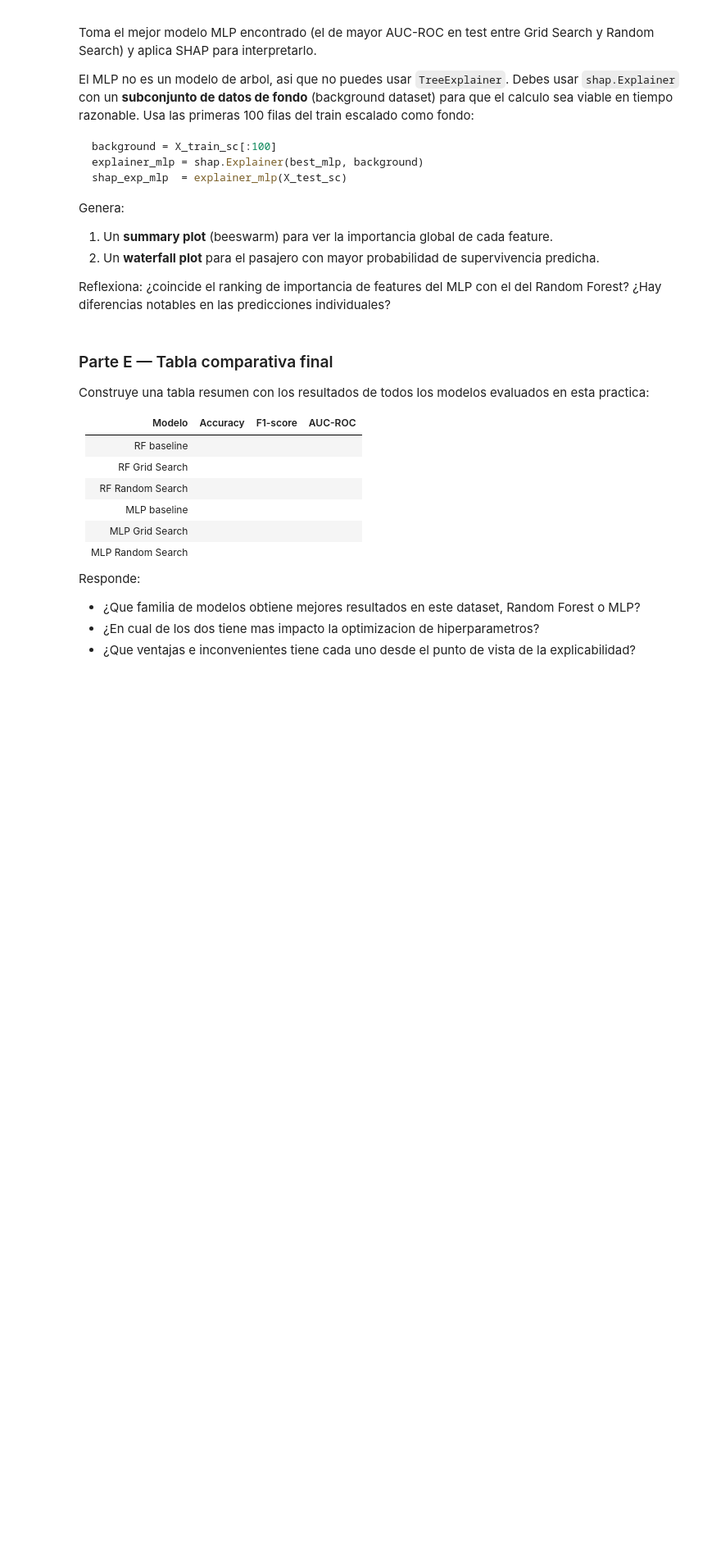
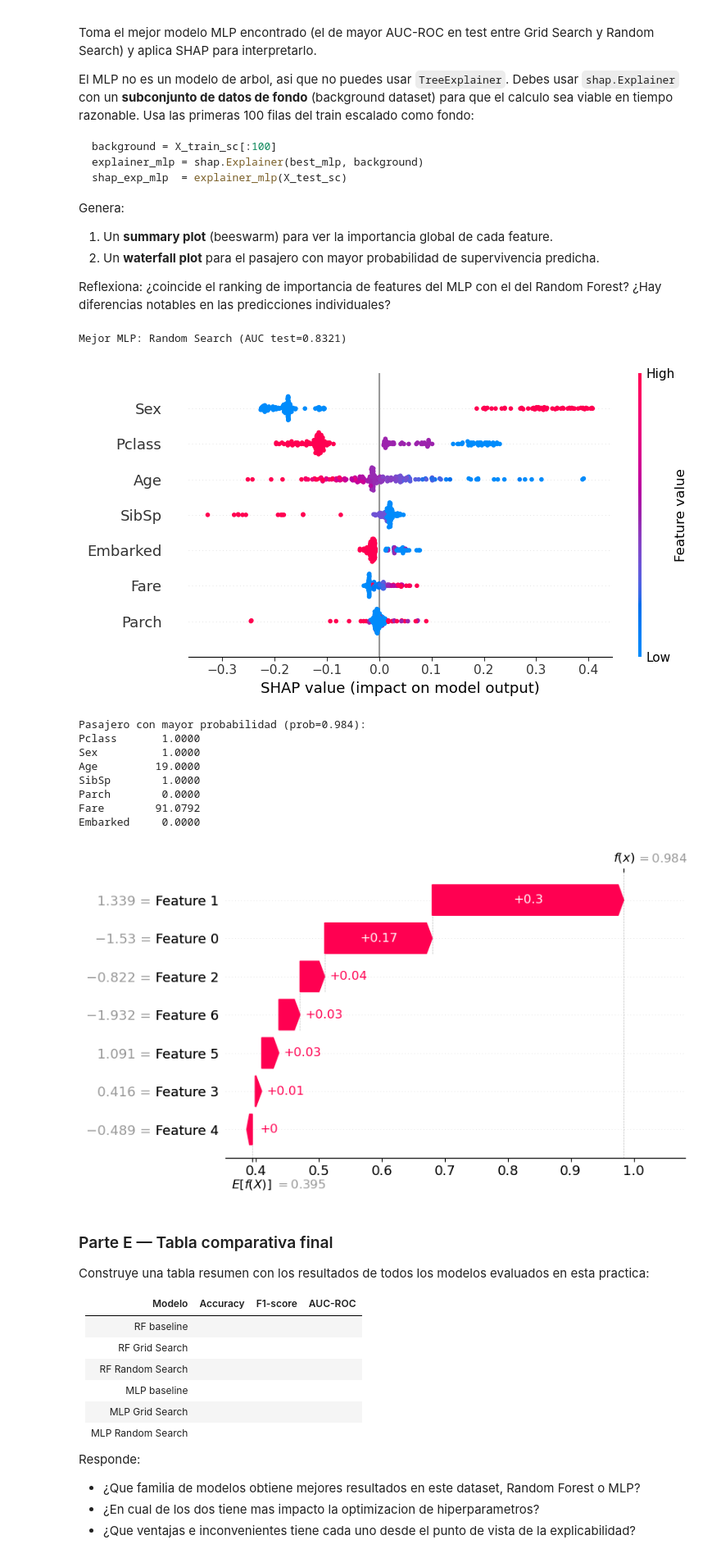
Before and after one commit to acanora02/IC, a Jupyter notebook: practica5_ml/notebook_14_hiperparametros_xai.ipynb, the cells around one changed output. Shown at 82% size. Drawn from its saved outputs; the diff is of its cells as text; code cells hidden in the pictures; blank space fills up the shorter version.

Commit message:
notebook14

```diff
--- a/practica5_ml/notebook_14_hiperparametros_xai.ipynb
+++ b/practica5_ml/notebook_14_hiperparametros_xai.ipynb
@@ -564,4 +687,15 @@ scaler = StandardScaler()
 X_train_sc = scaler.fit_transform(X_train)
 X_test_sc  = scaler.transform(X_test)
 
-# Tu codigo aqui: entrena MLPClassifier con parametros por defecto y evalua
+# Baseline MLP con parametros por defecto
+mlp_baseline = MLPClassifier(random_state=SEED)
+mlp_baseline.fit(X_train_sc, y_train)
+
+y_pred_mlp = mlp_baseline.predict(X_test_sc)
+y_proba_mlp = mlp_baseline.predict_proba(X_test_sc)[:, 1]
+
+acc_mlp_base = accuracy_score(y_test, y_pred_mlp)
+f1_mlp_base  = f1_score(y_test, y_pred_mlp)
+auc_mlp_base = roc_auc_score(y_test, y_proba_mlp)
+
+print(f"MLP baseline -> Accuracy: {acc_mlp_base:.4f}  F1: {f1_mlp_base:.4f}  AUC: {auc_mlp_base:.4f}")
@@ -655,9 +851,53 @@ Genera:
 
 Reflexiona: ¿coincide el ranking de importancia de features del MLP con el del Random Forest? ¿Hay diferencias notables en las predicciones individuales?
 # %%
-# Tu codigo aqui
-# Recuerda usar X_train_sc y X_test_sc con el MLP
-# Para los graficos SHAP, consulta la seccion 5.3 del notebook como referencia
+# Elegimos el mejor MLP entre Grid y Random Search (segun AUC en test)
+if auc_mlp_grid >= auc_mlp_rand:
+    best_mlp = grid_mlp.best_estimator_
+    print(f"Mejor MLP: Grid Search (AUC test={auc_mlp_grid:.4f})")
+else:
+    best_mlp = random_mlp.best_estimator_
+    print(f"Mejor MLP: Random Search (AUC test={auc_mlp_rand:.4f})")
+
+# SHAP no puede usar TreeExplainer con un MLP -> usamos un background reducido
+background = X_train_sc[:100]
+explainer_mlp = shap.Explainer(best_mlp.predict_proba, background)
+shap_exp_mlp  = explainer_mlp(X_test_sc)
+
+# Para clasificacion binaria, seleccionamos la clase 1 (supervivencia)
+shap_values_mlp_c1 = shap_exp_mlp.values[:, :, 1]
+
+# Summary plot global
+plt.figure()
+shap.summary_plot(
+    shap_values_mlp_c1,
+    X_test_sc,
+    feature_names=features,
+    show=True
+)
+
+# Waterfall del pasajero con mayor probabilidad de supervivencia
+proba_test_mlp = best_mlp.predict_proba(X_test_sc)[:, 1]
+idx_surv_mlp = int(np.argmax(proba_test_mlp))
+
+print(f"\nPasajero con mayor probabilidad (prob={proba_test_mlp[idx_surv_mlp]:.3f}):")
+print(X_test.iloc[idx_surv_mlp].to_string())
+
+exp_surv_mlp = shap_exp_mlp[idx_surv_mlp, :, 1]
+plt.figure()
+shap.plots.waterfall(exp_surv_mlp, show=True)
+# %% [output]
+Mejor MLP: Random Search (AUC test=0.8321)
+[figure, added]
+Pasajero con mayor probabilidad (prob=0.984):
+Pclass       1.0000
+Sex          1.0000
+Age         19.0000
+SibSp        1.0000
+Parch        0.0000
+Fare        91.0792
+Embarked     0.0000
+[figure, added]
 # %% [markdown]
 ### Parte E — Tabla comparativa final
 
```
Also changed, not shown: parts of 23 cells of this notebook.
